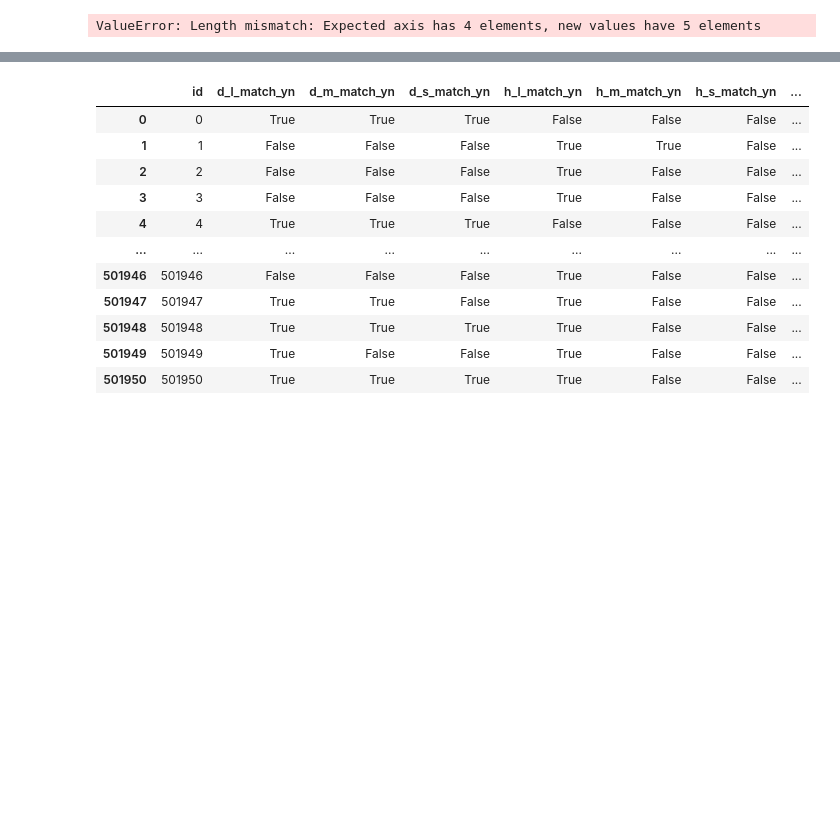
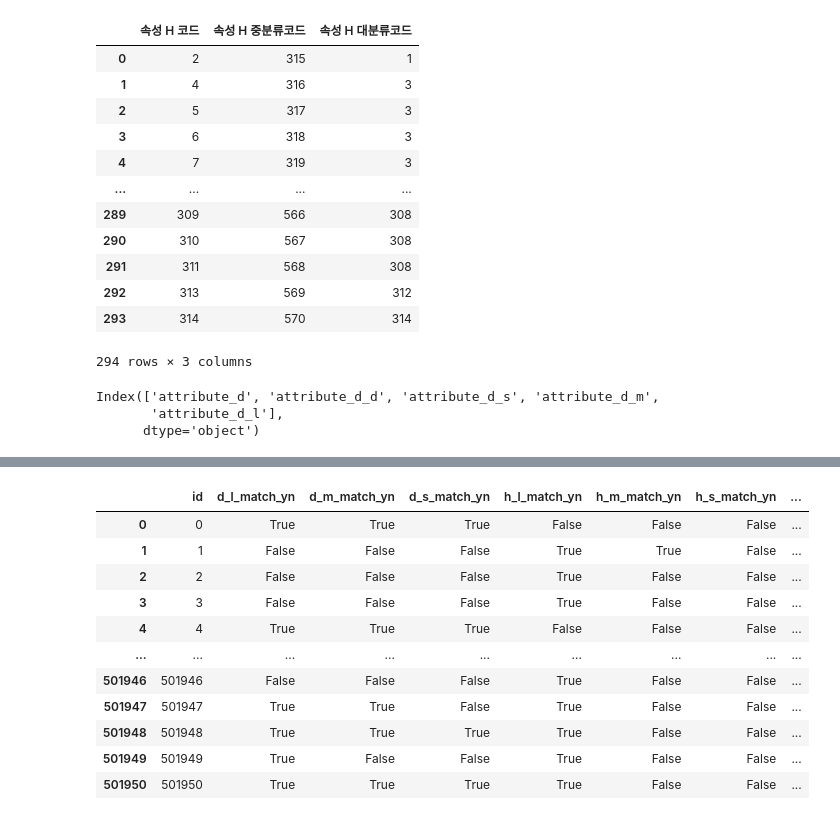
Before and after one commit to citizenofathens/JobCare, a Jupyter notebook: EDA2.ipynb, the cells around one changed output, grey strips where cells are left out. Drawn from its saved outputs; the diff is of its cells as text; code cells hidden in the pictures; blank space fills up the shorter version.

```diff
--- a/EDA2.ipynb
+++ b/EDA2.ipynb
@@ -42,9 +61,24 @@ test_data = pd.read_csv(f'{DATA_PATH}test.csv')
 nominal_cols = ['person_attribute_a_1','person_attribute_b','person_prefer_e','contents_attribute_e']
+# %%
+code_h
+# %% [output]
+|  | 속성 H 코드 | 속성 H 중분류코드 | 속성 H 대분류코드 |
+| 0 | 2 | 315 | 1 |
+| 1 | 4 | 316 | 3 |
+| 2 | 5 | 317 | 3 |
+| 3 | 6 | 318 | 3 |
+| 4 | 7 | 319 | 3 |
+| ... | ... | ... | ... |
+| 289 | 309 | 566 | 308 |
+| 290 | 310 | 567 | 308 |
+| 291 | 311 | 568 | 308 |
+| 292 | 313 | 569 | 312 |
+| 293 | 314 | 570 | 314 |
+294 rows × 3 columns
 # %%
-code_d.columns  = ["attribute_d", "attribute_d_d" , "attribute_d_s", "attribute_d_m" , "attribute_d_l"]
-code_h.columns = ["attribute_h" , "attribute_h_p"]
-code_l.columns = ["attribute_l", "attribute_l_d", "attribute_l_s" , "attribute_l_m", "attribute_l_l"]
-ordinal_cols = ['person_attribute_a_1','person_attribute_b', 'person_prefer_e', 'contents_attribute_e']
+code_d.columns= ["attribute_d","attribute_d_d","attribute_d_s","attribute_d_m","attribute_d_l"]
+code_h.columns= ["attribute_h","attribute_h_m","attribute_h_l"]
+code_l.columns= ["attribute_l","attribute_l_d","attribute_l_s","attribute_l_m","attribute_l_l"]
 # 오버피팅이 자주 발생하는 mean encoding 이므로 cross validation 과 정규화 같이 사용한다=
 # 변환 하고자 하는 범주형 변수 선택
 # 범주형 변수 그룹화 -> 타깃 변수 총합 합계
@@ -53,7 +87,10 @@ ordinal_cols = ['person_attribute_a_1','person_attribute_b', 'person_prefer_e',
 # 여러가지 방법으로 적용 가능하다
 # 비슷한 범주 사이에 있는 관계 표현 특징, 범주와 타깃사이에만 국한된다
 # 범주가 많은 경우 이 방법은 데이터를 훨씬 더 단순화 한다
- #%%
-# %% [output]
-ValueError: Length mismatch: Expected axis has 4 elements, new values have 5 elements
+# %%
+code_d.columns
+# %% [output]
+Index(['attribute_d', 'attribute_d_d', 'attribute_d_s', 'attribute_d_m',
+       'attribute_d_l'],
+      dtype='object')
 # %%
```
Also changed, not shown: parts of 53 cells of this notebook, 1 other file.
